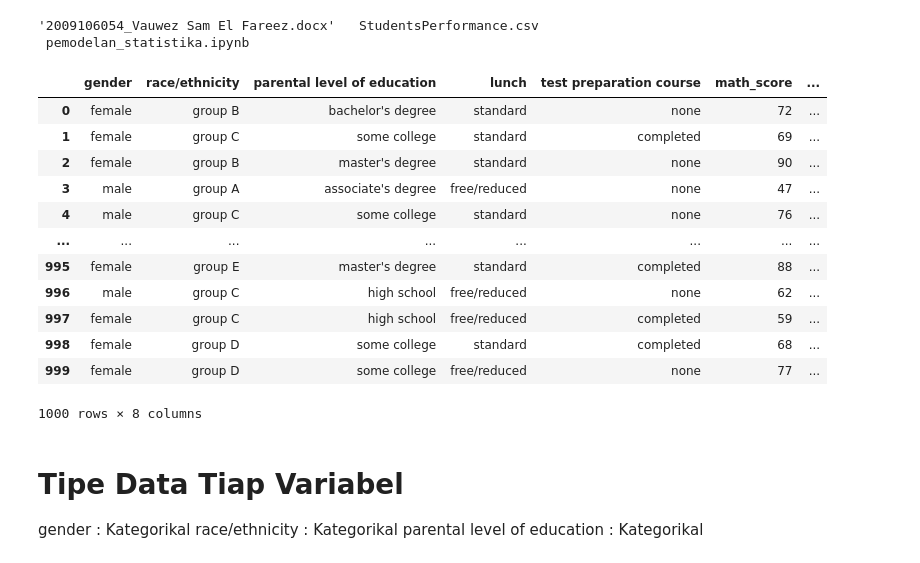
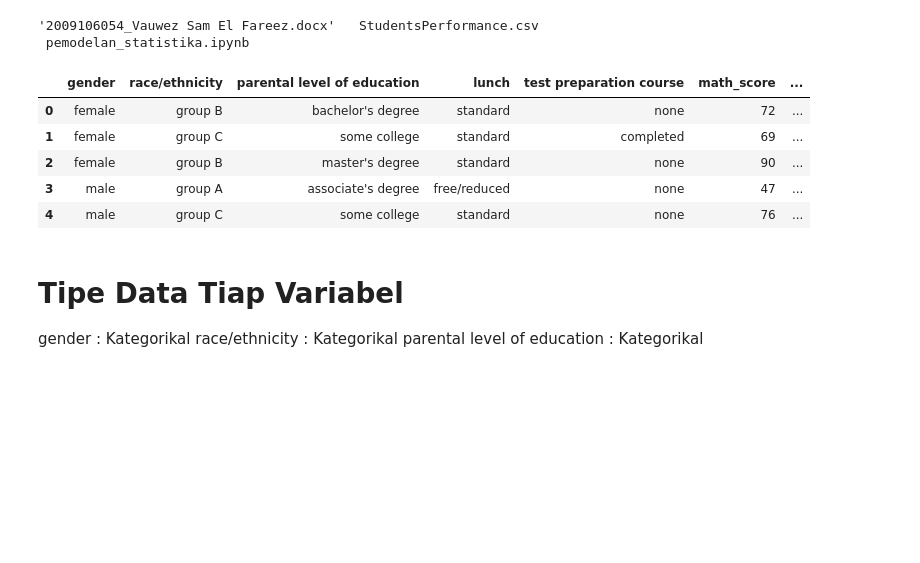
Before and after one commit to zeerafle/statistika-deskriptif, a Jupyter notebook: pemodelan_statistika.ipynb, the cells around one changed output. Saved outputs shown, nothing was run; the diff lists cells and outputs as text; code cells hidden in the pictures; blank space fills up the shorter version.

```diff
--- a/pemodelan_statistika.ipynb
+++ b/pemodelan_statistika.ipynb
@@ -9,21 +10,14 @@ import matplotlib.pyplot as plt
  pemodelan_statistika.ipynb
 # %%
 data = pd.read_csv('StudentsPerformance.csv')
-data
+data.head()
 # %% [output]
 |  | gender | race/ethnicity | parental level of education | lunch | test preparation course | math_score | ... |
 | 0 | female | group B | bachelor's degree | standard | none | 72 | ... |
 | 1 | female | group C | some college | standard | completed | 69 | ... |
 | 2 | female | group B | master's degree | standard | none | 90 | ... |
 | 3 | male | group A | associate's degree | free/reduced | none | 47 | ... |
 | 4 | male | group C | some college | standard | none | 76 | ... |
-| ... | ... | ... | ... | ... | ... | ... | ... |
-| 995 | female | group E | master's degree | standard | completed | 88 | ... |
-| 996 | male | group C | high school | free/reduced | none | 62 | ... |
-| 997 | female | group C | high school | free/reduced | completed | 59 | ... |
-| 998 | female | group D | some college | standard | completed | 68 | ... |
-| 999 | female | group D | some college | free/reduced | none | 77 | ... |
-1000 rows × 8 columns
 # %% [markdown]
 # Tipe Data Tiap Variabel
 
```
Also changed, not shown: parts of 8 cells of this notebook.
